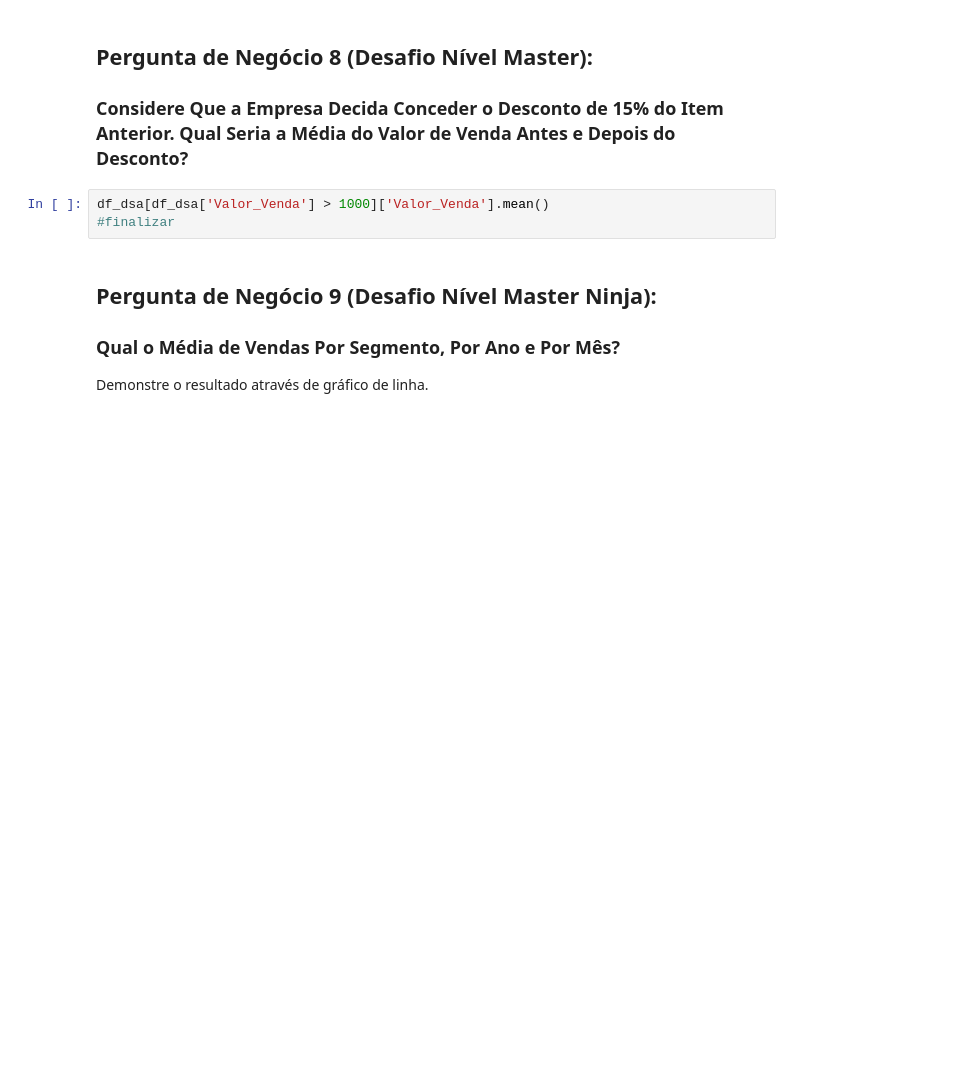
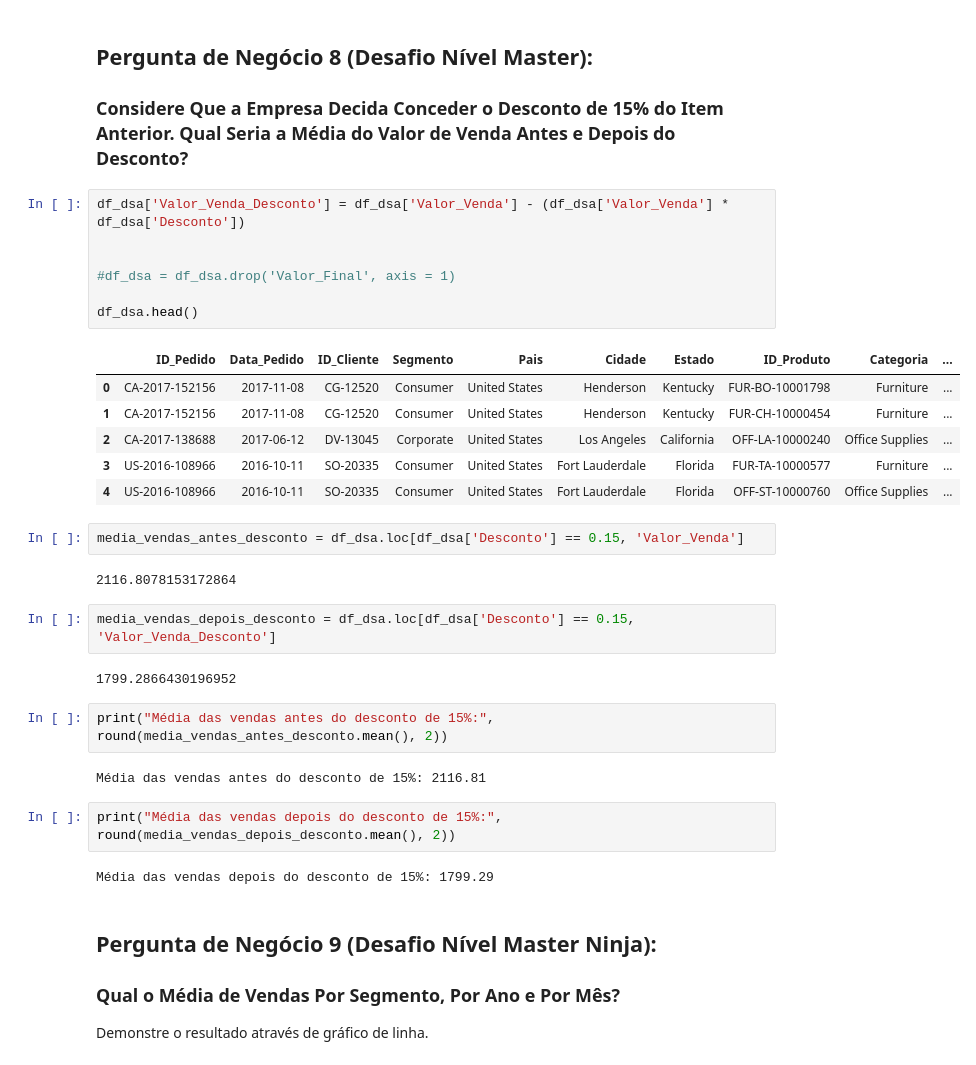
Before and after one commit to tiago17santos/analise-explotatoria-python, a Jupyter notebook: Projeto2-Perguntas.ipynb, the cells around one changed output. Saved outputs shown, nothing was run; the diff lists cells and outputs as text; blank space fills up the shorter version.

```diff
--- a/Projeto2-Perguntas.ipynb
+++ b/Projeto2-Perguntas.ipynb
@@ -274,8 +314,35 @@ df_dsa[df_dsa['Valor_Venda']> 1000.000]['Valor_Venda'].count()
 
 ### Considere Que a Empresa Decida Conceder o Desconto de 15% do Item Anterior. Qual Seria a Média do Valor de Venda Antes e Depois do Desconto?
 # %%
-df_dsa[df_dsa['Valor_Venda'] > 1000]['Valor_Venda'].mean()
-#finalizar
+df_dsa['Valor_Venda_Desconto'] = df_dsa['Valor_Venda'] - (df_dsa['Valor_Venda'] * df_dsa['Desconto'])
+
+
+#df_dsa = df_dsa.drop('Valor_Final', axis = 1)
+
+df_dsa.head()
+# %% [output]
+|  | ID_Pedido | Data_Pedido | ID_Cliente | Segmento | Pais | Cidade | Estado | ID_Produto | Categoria | ... |
+| 0 | CA-2017-152156 | 2017-11-08 | CG-12520 | Consumer | United States | Henderson | Kentucky | FUR-BO-10001798 | Furniture | ... |
+| 1 | CA-2017-152156 | 2017-11-08 | CG-12520 | Consumer | United States | Henderson | Kentucky | FUR-CH-10000454 | Furniture | ... |
+| 2 | CA-2017-138688 | 2017-06-12 | DV-13045 | Corporate | United States | Los Angeles | California | OFF-LA-10000240 | Office Supplies | ... |
+| 3 | US-2016-108966 | 2016-10-11 | SO-20335 | Consumer | United States | Fort Lauderdale | Florida | FUR-TA-10000577 | Furniture | ... |
+| 4 | US-2016-108966 | 2016-10-11 | SO-20335 | Consumer | United States | Fort Lauderdale | Florida | OFF-ST-10000760 | Office Supplies | ... |
+# %%
+media_vendas_antes_desconto = df_dsa.loc[df_dsa['Desconto'] == 0.15, 'Valor_Venda']
+# %% [output]
+2116.8078153172864
+# %%
+media_vendas_depois_desconto = df_dsa.loc[df_dsa['Desconto'] == 0.15, 'Valor_Venda_Desconto']
+# %% [output]
+1799.2866430196952
+# %%
+print("Média das vendas antes do desconto de 15%:", round(media_vendas_antes_desconto.mean(), 2))
+# %% [output]
+Média das vendas antes do desconto de 15%: 2116.81
+# %%
+print("Média das vendas depois do desconto de 15%:", round(media_vendas_depois_desconto.mean(), 2))
+# %% [output]
+Média das vendas depois do desconto de 15%: 1799.29
 # %% [markdown]
 ## Pergunta de Negócio 9 (Desafio Nível Master Ninja):
 
```
Also changed, not shown: parts of 13 cells of this notebook.
